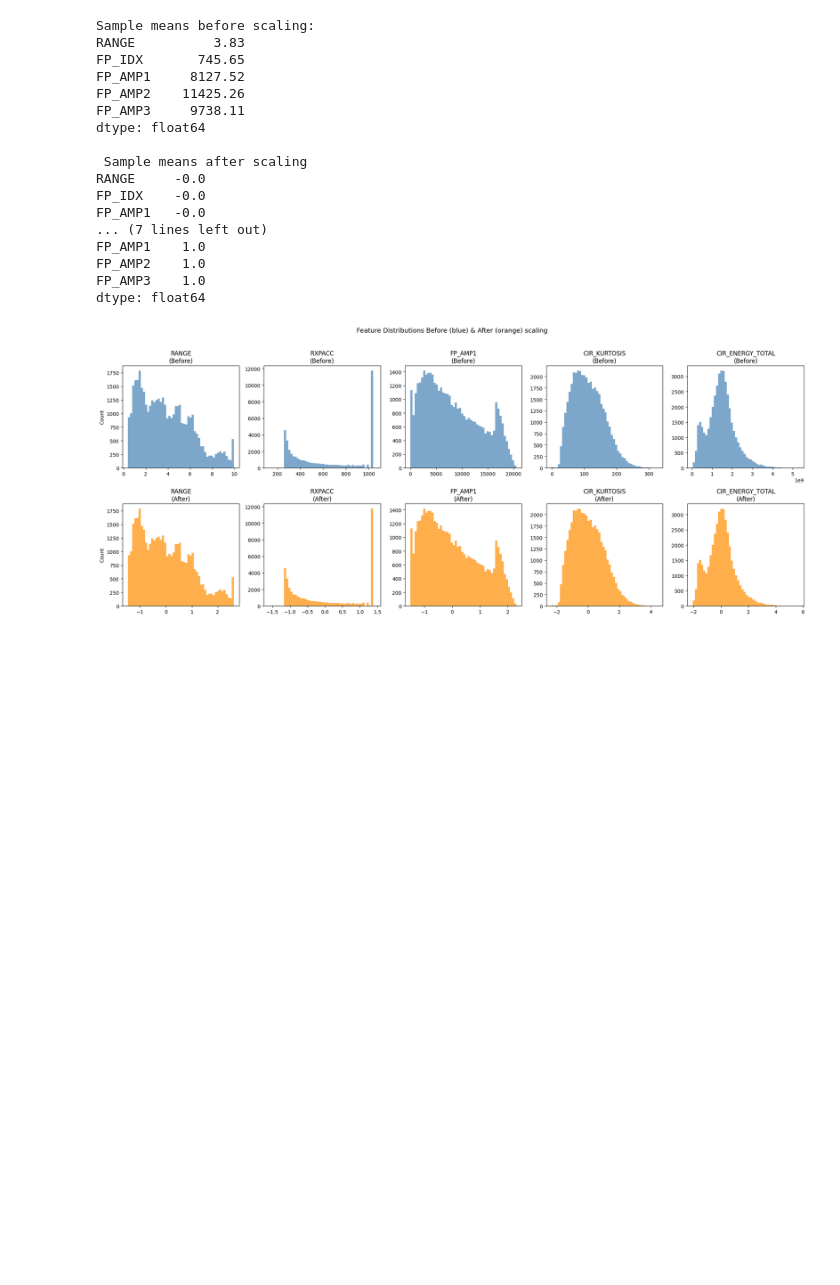
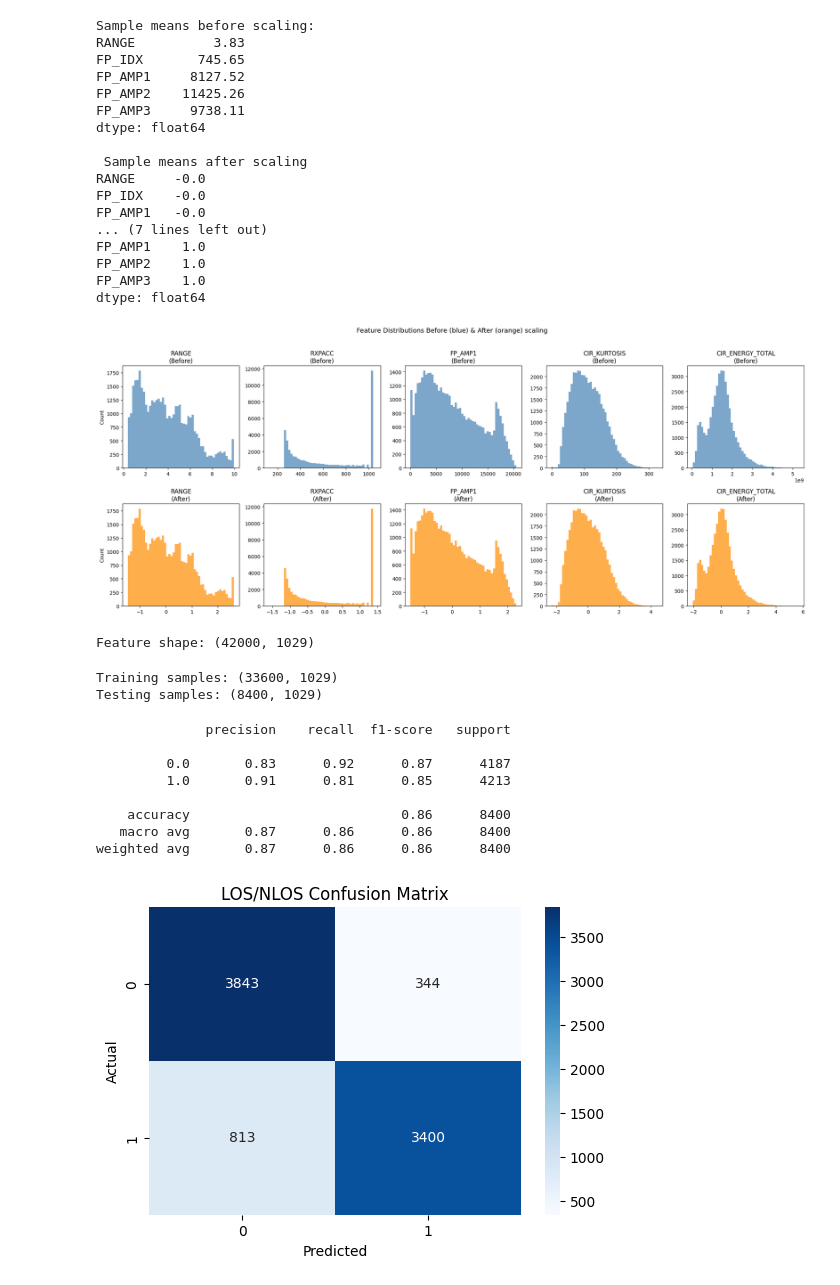
Before and after one commit to Jia-Ming-2001/CSC3105_Mini_Project_2026, a Jupyter notebook: UWB-LOS-NLOS-Data-Set/code/Untitled.ipynb, the cells around one changed output. Saved outputs shown, nothing was run; the diff lists cells and outputs as text; code cells hidden in the pictures; blank space fills up the shorter version.

```diff
--- a/UWB-LOS-NLOS-Data-Set/code/Untitled.ipynb
+++ b/UWB-LOS-NLOS-Data-Set/code/Untitled.ipynb
@@ -771,3 +771,71 @@ plt.show()
 #for the LOS/NLOS, DO NOT scale y axis. But for regression prediction, depends on model we usin
 # %% [output]
 [figure]
+# %%
+# Define features and labels
+
+# Classification label (LOS=1, NLOS=0)
+y_class = df['NLOS']   # or the column indicating LOS/NLOS
+
+# Distance estimation target
+y_dist = df['RANGE']  # measured range
+
+# Features (drop label columns)
+X = df.drop(['NLOS', 'RANGE'], axis=1)
+
+print("Feature shape:", X.shape)
+# %% [output]
+Feature shape: (42000, 1029)
+# %%
+from sklearn.model_selection import train_test_split
+
+X_train, X_test, y_train_class, y_test_class = train_test_split(
+    X, y_class, test_size=0.2, random_state=42
+)
+
+# Distance regression split
+X_train_r, X_test_r, y_train_dist, y_test_dist = train_test_split(
+    X, y_dist, test_size=0.2, random_state=42
+)
+
+print("Training samples:", X_train.shape)
+print("Testing samples:", X_test.shape)
+# %% [output]
+Training samples: (33600, 1029)
+Testing samples: (8400, 1029)
+# %%
+from sklearn.ensemble import RandomForestClassifier
+
+clf = RandomForestClassifier(
+    n_estimators=100,
+    random_state=42
+)
+
+clf.fit(X_train, y_train_class)
+
+y_pred_class = clf.predict(X_test)
+# %%
+from sklearn.metrics import confusion_matrix, classification_report
+import seaborn as sns
+import matplotlib.pyplot as plt
+
+cm = confusion_matrix(y_test_class, y_pred_class)
+
+print(classification_report(y_test_class, y_pred_class))
+
+plt.figure(figsize=(6,4))
+sns.heatmap(cm, annot=True, fmt='d', cmap='Blues')
+plt.title("LOS/NLOS Confusion Matrix")
+plt.xlabel("Predicted")
+plt.ylabel("Actual")
+plt.show()
+# %% [output]
+              precision    recall  f1-score   support
+
+         0.0       0.83      0.92      0.87      4187
+         1.0       0.91      0.81      0.85      4213
+
+    accuracy                           0.86      8400
+   macro avg       0.87      0.86      0.86      8400
+weighted avg       0.87      0.86      0.86      8400
+[figure, added]
```
Also changed, not shown: parts of 3 cells of this notebook, 2 other files.
